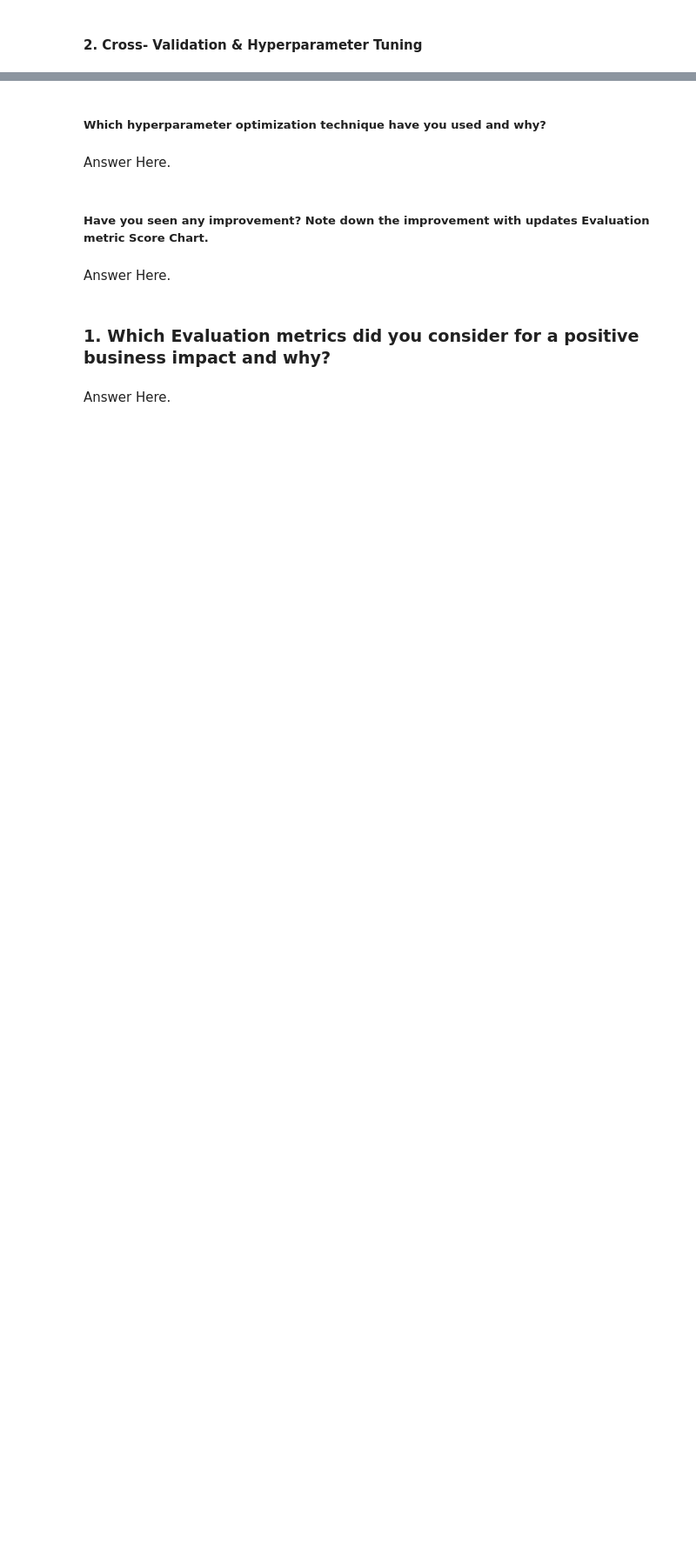
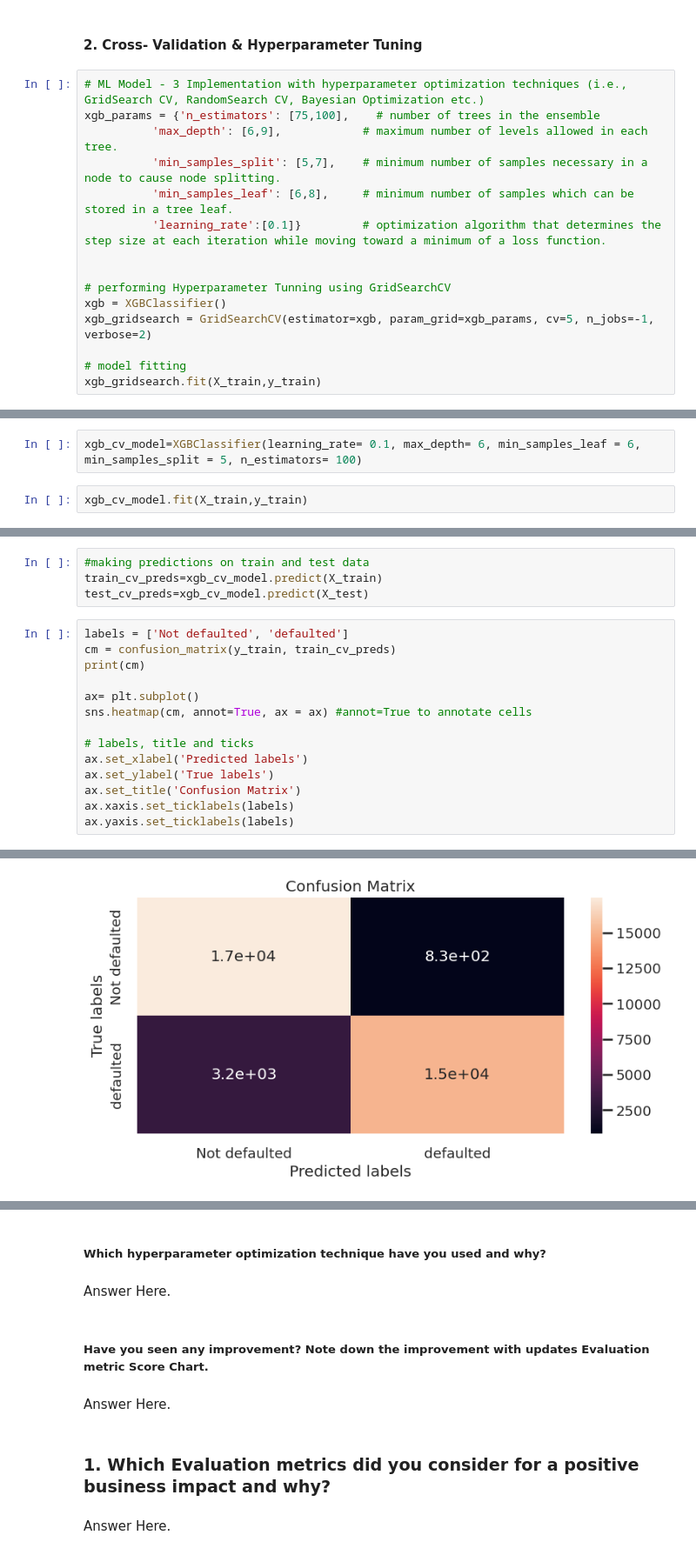
Before and after one commit to albin2122/Credit-Card-Default-Prediction, a Jupyter notebook: Credit_Card_Default_Prediction.ipynb, the cells around one changed output, grey strips where cells are left out. Shown at 87% size. Saved outputs shown, nothing was run; the diff lists cells and outputs as text; blank space fills up the shorter version.

```diff
--- a/Credit_Card_Default_Prediction.ipynb
+++ b/Credit_Card_Default_Prediction.ipynb
@@ -1794,2 +1791,17 @@ Precision: 0.9232094511444745
 # %% [markdown]
 #### 2. Cross- Validation & Hyperparameter Tuning
+# %%
+# ML Model - 3 Implementation with hyperparameter optimization techniques (i.e., GridSearch CV, RandomSearch CV, Bayesian Optimization etc.)
+xgb_params = {'n_estimators': [75,100],    # number of trees in the ensemble
+          'max_depth': [6,9],            # maximum number of levels allowed in each tree.
+          'min_samples_split': [5,7],    # minimum number of samples necessary in a node to cause node splitting.
+          'min_samples_leaf': [6,8],     # minimum number of samples which can be stored in a tree leaf.
+          'learning_rate':[0.1]}         # optimization algorithm that determines the step size at each iteration while moving toward a minimum of a loss function.
+
+
+# performing Hyperparameter Tunning using GridSearchCV
+xgb = XGBClassifier()
+xgb_gridsearch = GridSearchCV(estimator=xgb, param_grid=xgb_params, cv=5, n_jobs=-1, verbose=2)
+
+# model fitting
+xgb_gridsearch.fit(X_train,y_train)
@@ -1795,0 +1847,4 @@ Precision: 0.9232094511444745
+# %%
+xgb_cv_model=XGBClassifier(learning_rate= 0.1, max_depth= 6, min_samples_leaf = 6, min_samples_split = 5, n_estimators= 100)
+# %%
+xgb_cv_model.fit(X_train,y_train)
@@ -1795,0 +1865,19 @@ Precision: 0.9232094511444745
+# %%
+#making predictions on train and test data
+train_cv_preds=xgb_cv_model.predict(X_train)
+test_cv_preds=xgb_cv_model.predict(X_test)
+# %%
+labels = ['Not defaulted', 'defaulted']
+cm = confusion_matrix(y_train, train_cv_preds)
+print(cm)
+
+ax= plt.subplot()
+sns.heatmap(cm, annot=True, ax = ax) #annot=True to annotate cells
+
+# labels, title and ticks
+ax.set_xlabel('Predicted labels')
+ax.set_ylabel('True labels')
+ax.set_title('Confusion Matrix')
+ax.xaxis.set_ticklabels(labels)
+ax.yaxis.set_ticklabels(labels)
+# %% [output]
@@ -1795,0 +1887 @@ Precision: 0.9232094511444745
+[figure, added]
```
Also changed, not shown: parts of 22 cells of this notebook.
